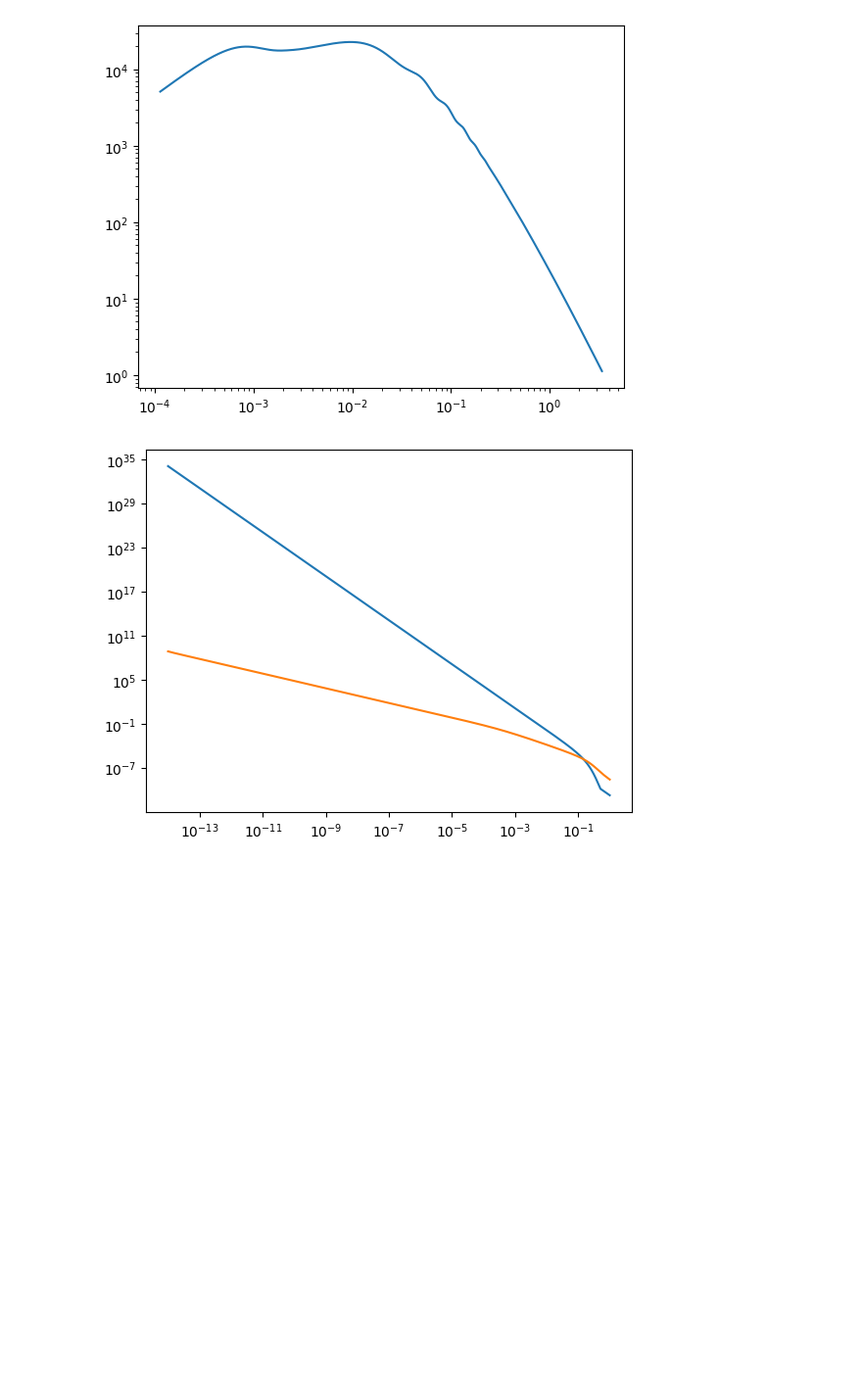
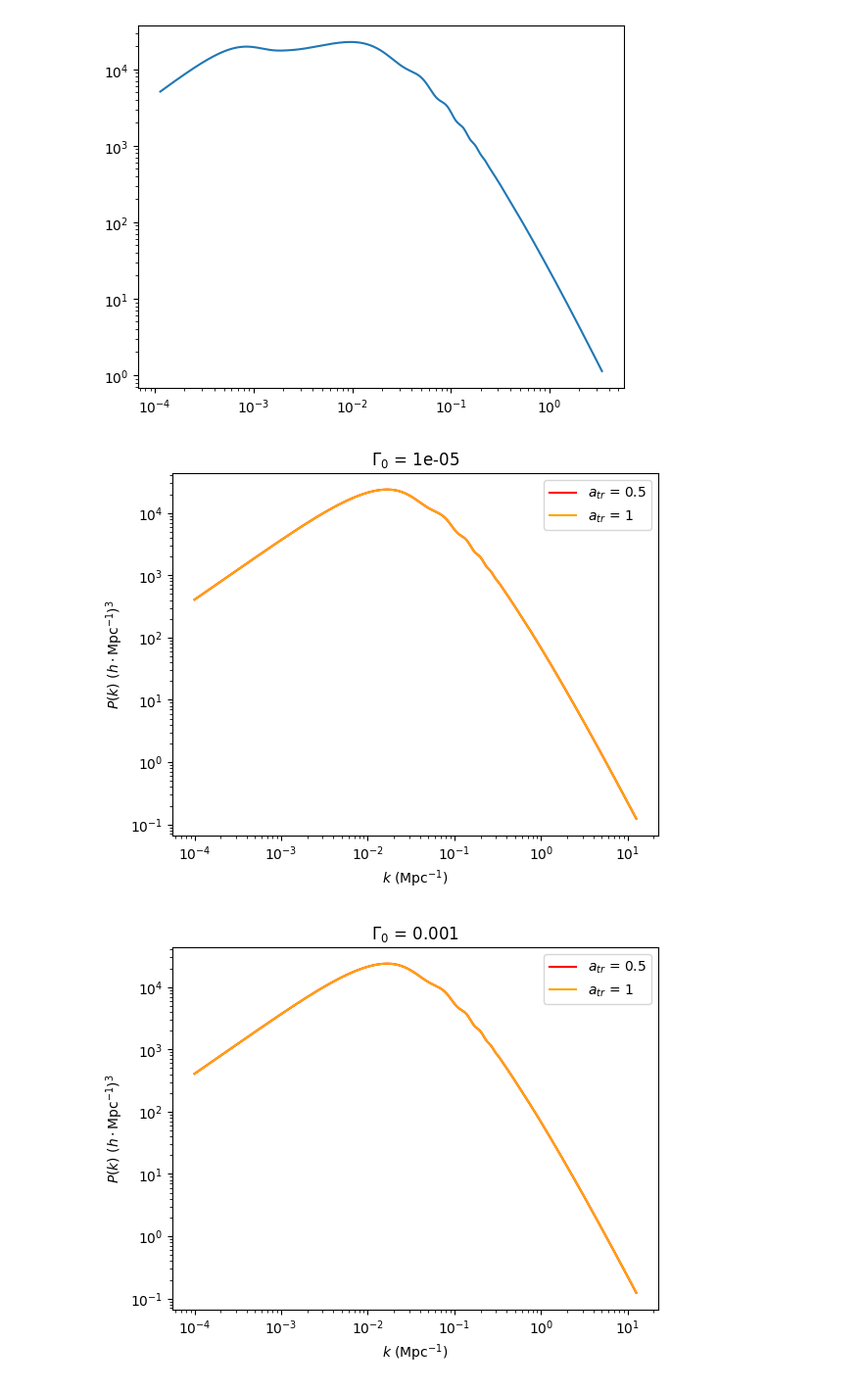
Before and after one commit to KoniOKoni/COFI, a Jupyter notebook: classexample/MPS.ipynb, the cells around one changed output. Shown at 98% size. Drawn from its saved outputs; the diff is of its cells as text; code cells hidden in the pictures; blank space fills up the shorter version.

```diff
--- a/classexample/MPS.ipynb
+++ b/classexample/MPS.ipynb
@@ -14,7 +14,7 @@ omega_dm_best = 0.12
 common_settings_DCDM = {'omega_b':0.0223828,'100*theta_s':1.0399625783900215,
                    'A_s':2.100549e-09,'n_s':0.9660499,'tau_reio':0.05430842,
                    'N_ur':2.046,'N_ncdm':1,'m_ncdm':0.06,'T_ncdm':0.7137658555036082,'YHe':'BBN',
-                   'output':'tCl,pCl,lCl,mPk','lensing':'yes','P_k_max_1/Mpc':10.0,'non linear':'halofit', 'ignore CDR at BBN': 'yes','omega_ini_dr':0, 'omega_cdm': 0}
+                   'output':'tCl,pCl,lCl,mPk','lensing':'yes','P_k_max_1/Mpc':20.0,'non linear':'halofit', 'ignore CDR at BBN': 'yes','omega_ini_dr':0.001, 'omega_cdm': 0}
 
 common_settings_LCDM = {'omega_b':0.0223828, '100*theta_s':1.0399625783900215,
                    'A_s':2.100549e-09,'n_s':0.9660499,'tau_reio':0.05430842,
@@ -195,18 +195,27 @@ f.close()
 0.022421277814250073
 [figure]
 # %%
-f = open('rho.txt' , 'w')
-back = COFI1.get_background()
-z = back['z']
-rho_dm = back['(.)rho_dcdm']
-rho_dr = back['(.)rho_dr']
-a = 1/(1+z)
-for i in range(len(z)):
-    f.write('{},{}\n'.format(rho_dm[i], rho_dr[i]))
-plt.plot(a, rho_dm)
-plt.plot(a, rho_dr)
-plt.xscale('log')
-plt.yscale('log')
-f.close()
+kk = np.logspace(-4, np.log(3), 1000)
+atr_table = [1/2,1]
+Gamma_table = [1e-5,1e-3, 1e-1, 1e1, 1e3]
+for i in range(5):
+    fig, ax = plt.subplots()
+    for j in range(2):
+        COFI = Class()
+        COFI.set(common_settings_DCDM)
+        COFI.set({'omega_ini_dcdm':0.12, 'a_tr':atr_table[j], 'Gamma_dcdm':Gamma_table[i]})
+        COFI.compute()
+        h = COFI.h()
+        pk = np.array([COFI.pk_lin(k*h, 0)*h**3 for k in kk])
+        ax.plot(kk, pk, color = colors[j], label = r'$a_{{tr}}$ = {}'.format(atr_table[j]))
+    ax.set_xscale('log')
+    ax.set_yscale('log')
+    ax.set_xlabel(r'$k$ (Mpc$^{-1}$)')
+    ax.set_ylabel(r'$P(k)$ ($h\cdot$Mpc$^{-1}$)$^3$')
+    ax.set_title(r'$\Gamma_0$ = {}'.format(Gamma_table[i]))
+    ax.legend(loc=0)
+    fig.savefig('Gamma = {}.pdf'.format(Gamma_table[i]))
+    plt.show()
 # %% [output]
-[figure, old version]
+[figure, new version]
+[figure, added]
```
Also changed, not shown: parts of 1 cell of this notebook, 8 other files.
